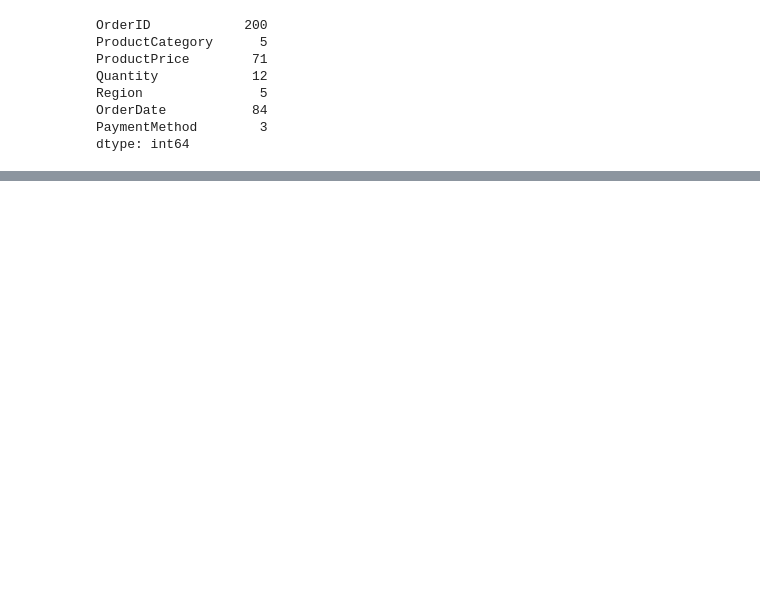
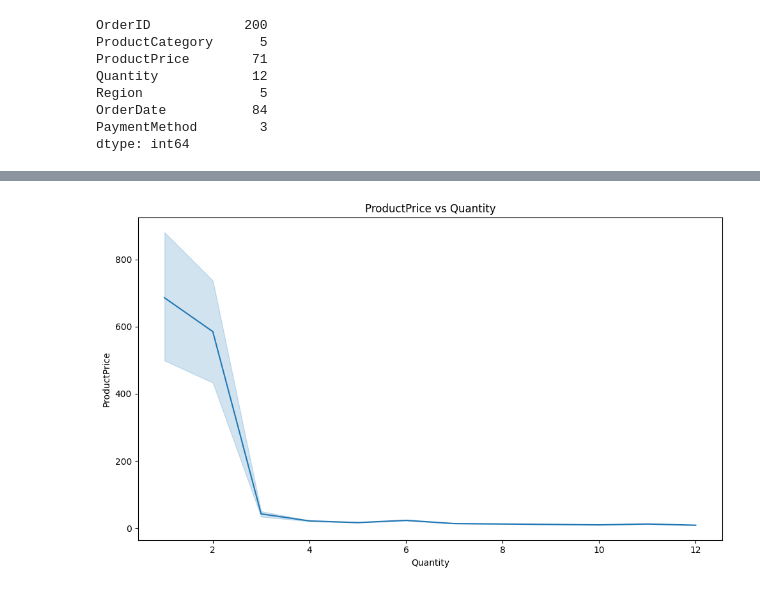
Before and after one commit to shreejoysarkar/CSV-File-Analyzer, a Jupyter notebook: trails.ipynb, the cells around one changed output, grey strips where cells are left out. Drawn from its saved outputs; the diff is of its cells as text; code cells hidden in the pictures; blank space fills up the shorter version.

```diff
--- a/trails.ipynb
+++ b/trails.ipynb
@@ -105,0 +153,14 @@ dtype: int64
+# %%
+# Example: Quantity vs ProductPrice
+x_axis = 'Quantity'
+y_axis = 'ProductPrice'
+
+plt.figure(figsize=(10, 6))
+sns.lineplot(data=file, x=x_axis, y=y_axis)
+plt.title(f"{y_axis} vs {x_axis}")
+plt.xlabel(x_axis)
+plt.ylabel(y_axis)
+plt.tight_layout()
+plt.show()
+# %% [output]
+[figure, added]
```
Also changed, not shown: parts of 11 cells of this notebook.
